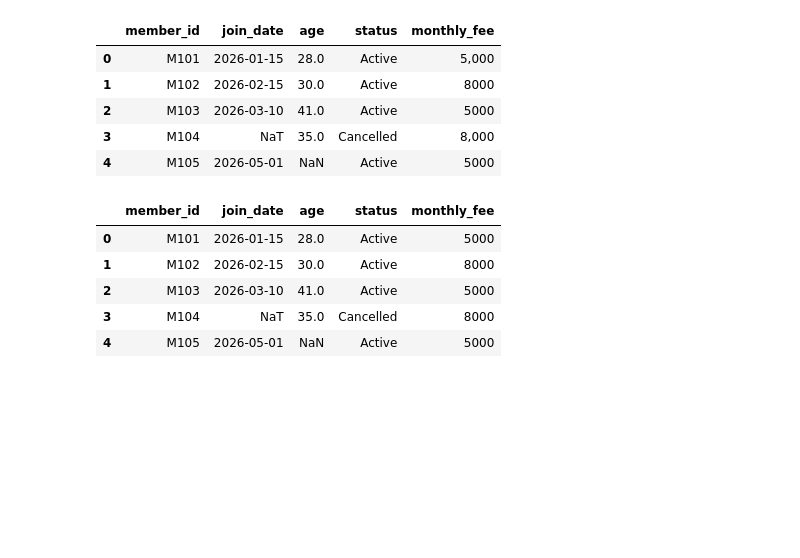
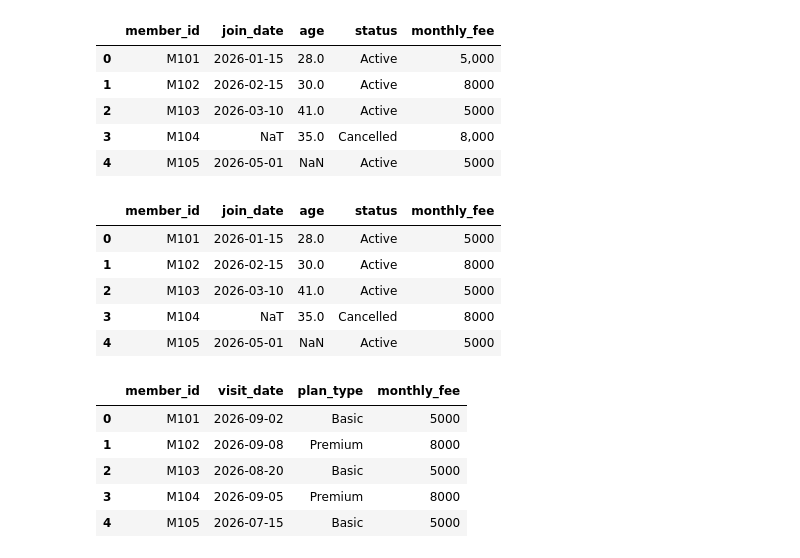
Before and after one commit to shota98501/workspace, a Jupyter notebook: Practice/Weekly/Ⅲ/clean_data.ipynb, the cells around one changed output. Saved outputs shown, nothing was run; the diff lists cells and outputs as text; code cells hidden in the pictures; blank space fills up the shorter version.

```diff
--- a/Practice/Weekly/Ⅲ/clean_data.ipynb
+++ b/Practice/Weekly/Ⅲ/clean_data.ipynb
@@ -72,3 +72,13 @@ df
 | 2 | M103 | 2026-03-10 | 41.0 | Active | 5000 |
 | 3 | M104 | NaT | 35.0 | Cancelled | 8000 |
 | 4 | M105 | 2026-05-01 | NaN | Active | 5000 |
+# %%
+df2 = pd.read_csv("data2.csv")
+df2
+# %% [output]
+|  | member_id | visit_date | plan_type | monthly_fee |
+| 0 | M101 | 2026-09-02 | Basic | 5000 |
+| 1 | M102 | 2026-09-08 | Premium | 8000 |
+| 2 | M103 | 2026-08-20 | Basic | 5000 |
+| 3 | M104 | 2026-09-05 | Premium | 8000 |
+| 4 | M105 | 2026-07-15 | Basic | 5000 |
```
Also changed, not shown: parts of 6 cells of this notebook, 4 other files.
